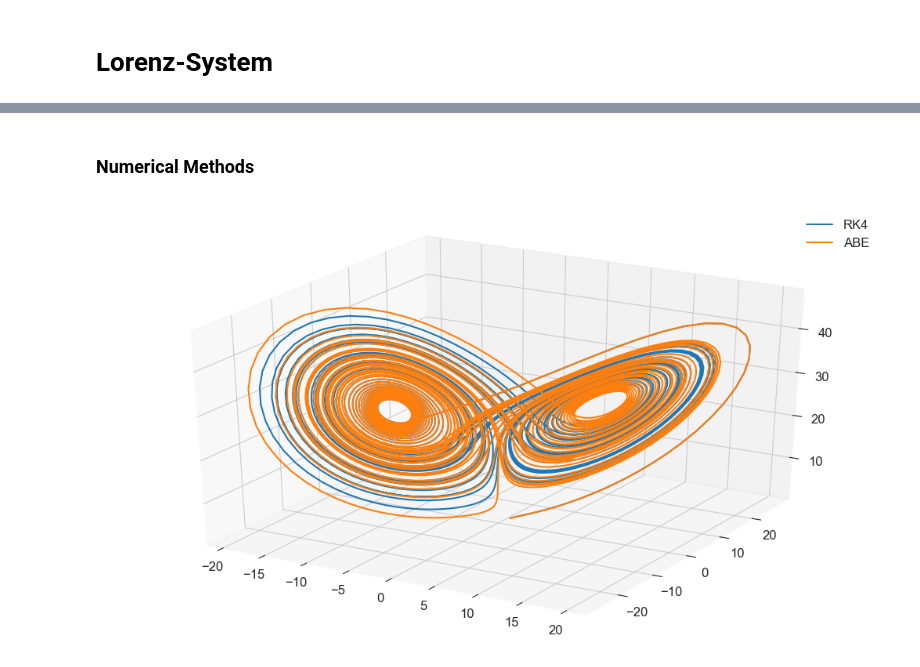
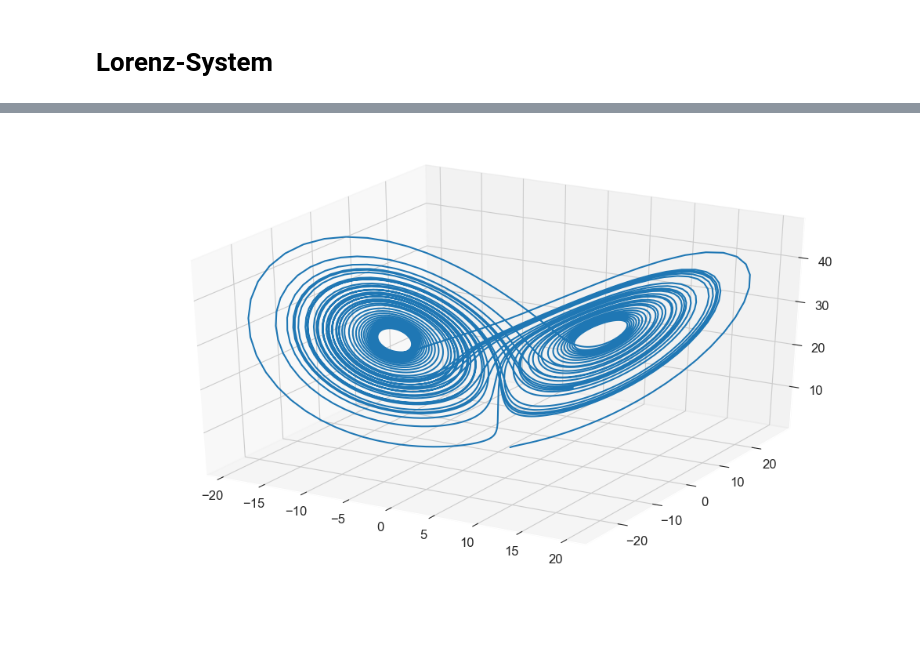
Before and after one commit to maxstollmayer/Lorenz-System-Project, a Jupyter notebook: Lorenz-System Notebook.ipynb, the cells around one changed output, grey strips where cells are left out. Drawn from its saved outputs; the diff is of its cells as text; code cells hidden in the pictures; blank space fills up the shorter version.

```diff
--- a/Lorenz-System Notebook.ipynb
+++ b/Lorenz-System Notebook.ipynb
@@ -17,8 +15,6 @@ plt.rcParams["legend.frameon"] = True
 plt.rcParams["legend.framealpha"] = 0.75
 plt.rcParams["legend.facecolor"] = "white"
 plt.rcParams["legend.edgecolor"] = "white"
-# %% [markdown]
-### Numerical Methods
 # %%
 def rk4(f, y0, t0, tN, N):
     '''
@@ -145,25 +141,22 @@ def ABE(f, y0, t0, tN, N, order=4, inits=None):
 # %%
 rho = 28
 sigma = 10
 beta = 8 / 3
 
 def f(state, t):
     x, y, z = state
     return np.array([sigma * (y - x), x * (rho - z) - y, x * y - beta * z])
 
 state0 = np.array([1, 1, 1])
 t0 = 0
 tN = 50
 N = 5000
 
-states_rk4 = rk4(f, state0, t0, tN, N)
-states_ABE = ABE(f, state0, t0, tN, N)
+states = ABE(f, state0, t0, tN, N)
 
 fig = plt.figure()
 ax = fig.gca(projection="3d")
-ax.plot(states_rk4[:, 0], states_rk4[:, 1], states_rk4[:, 2], label="RK4")
-ax.plot(states_ABE[:, 0], states_ABE[:, 1], states_ABE[:, 2], label="ABE")
-plt.legend()
+ax.plot(states[:, 0], states[:, 1], states[:, 2])
 plt.show()
 # %% [output]
-[figure, old version]
+[figure, new version]
```
Also changed, not shown: parts of 1 cell of this notebook.
